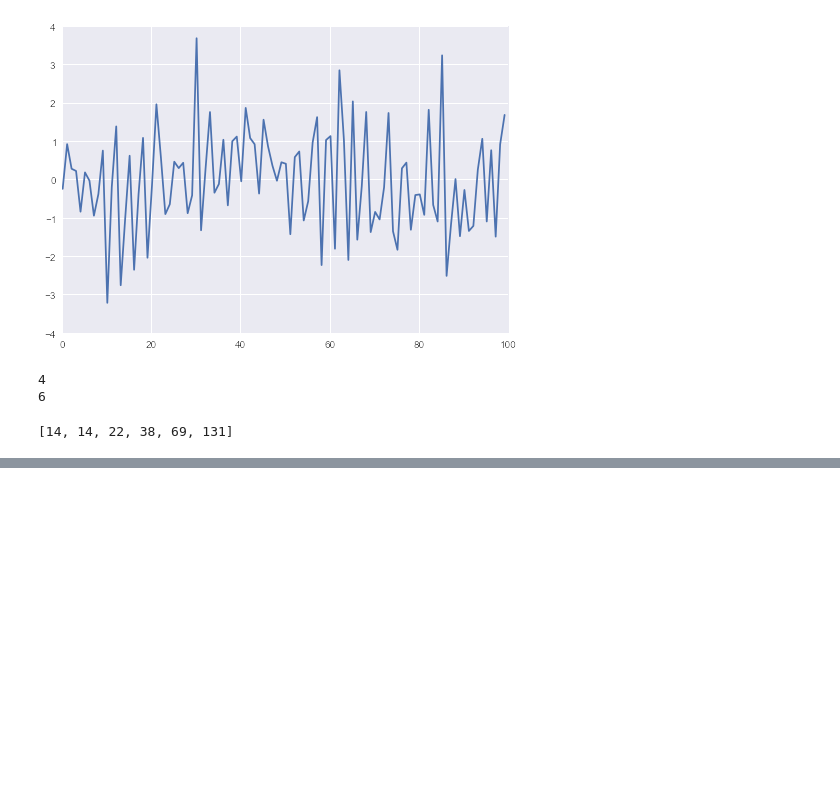
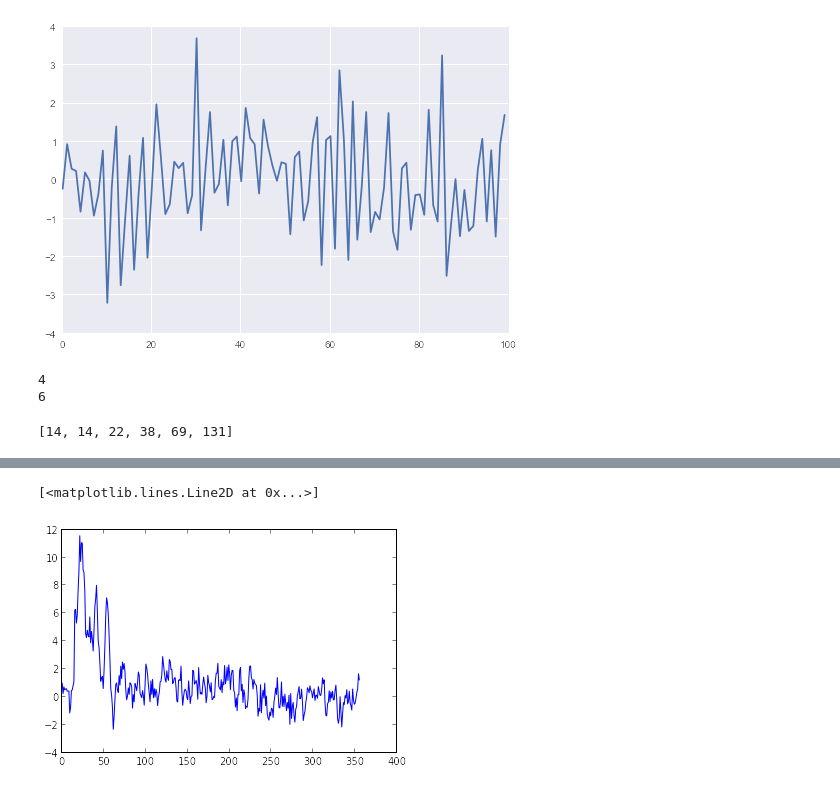
Before and after one commit to davmre/sigvisa, a Jupyter notebook: notebooks/marginalized_wavelet_model_single_exact.ipynb, the cells around one changed output, grey strips where cells are left out. Saved outputs shown, nothing was run; the diff lists cells and outputs as text; code cells hidden in the pictures; blank space fills up the shorter version.

```diff
--- a/notebooks/marginalized_wavelet_model_single_exact.ipynb
+++ b/notebooks/marginalized_wavelet_model_single_exact.ipynb
@@ -320,0 +324,9 @@ print t3-t2
+# %%
+ar = arssm.prior_sample(N+100)
+w = wssm.prior_sample(N)
+z = ar
+z[15:15+N] += w*template
+plot(z)
+# %% [output]
+[<matplotlib.lines.Line2D at 0x...>]
+[figure, added]
```
Also changed, not shown: parts of 9 cells of this notebook, 1 other file.
